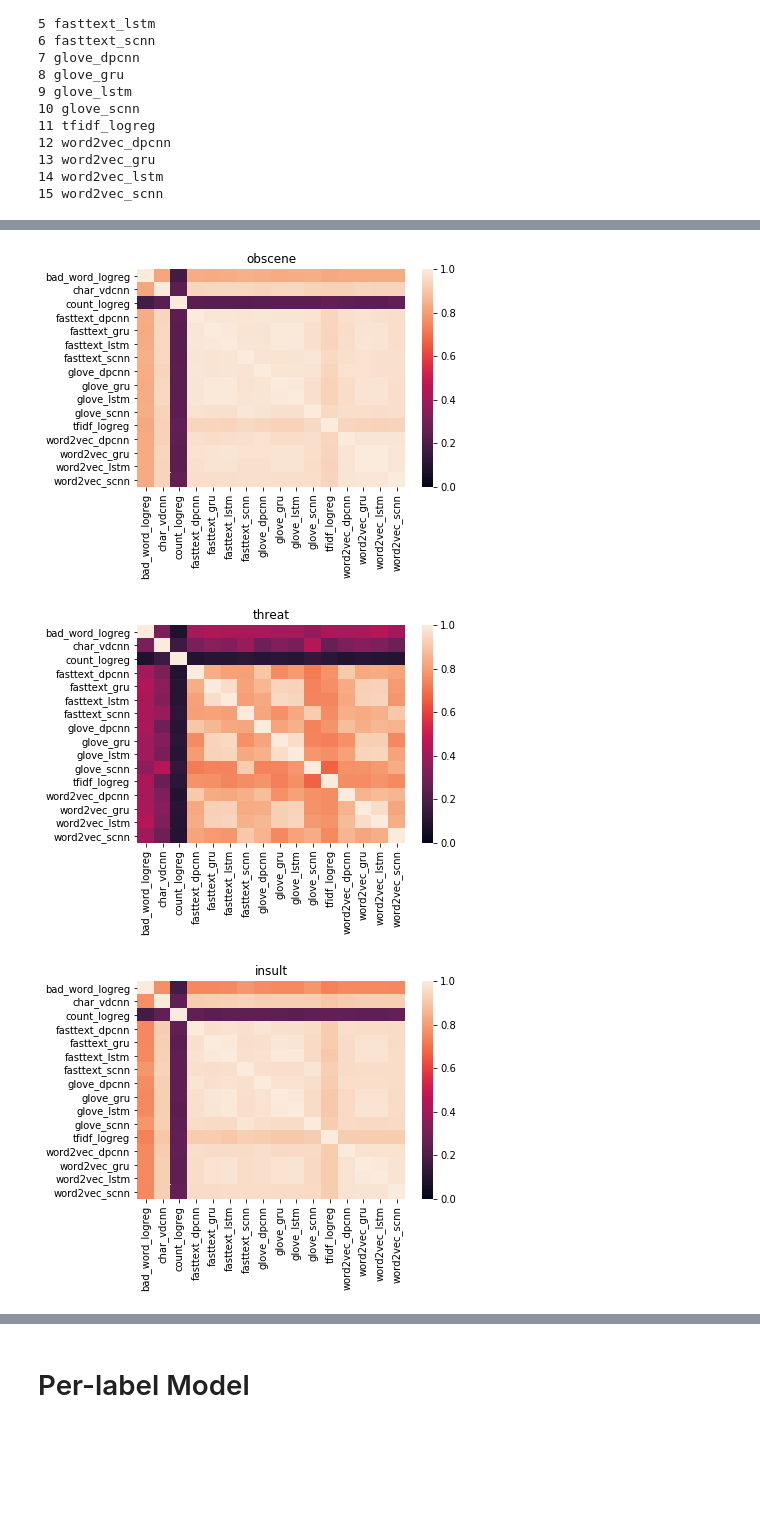
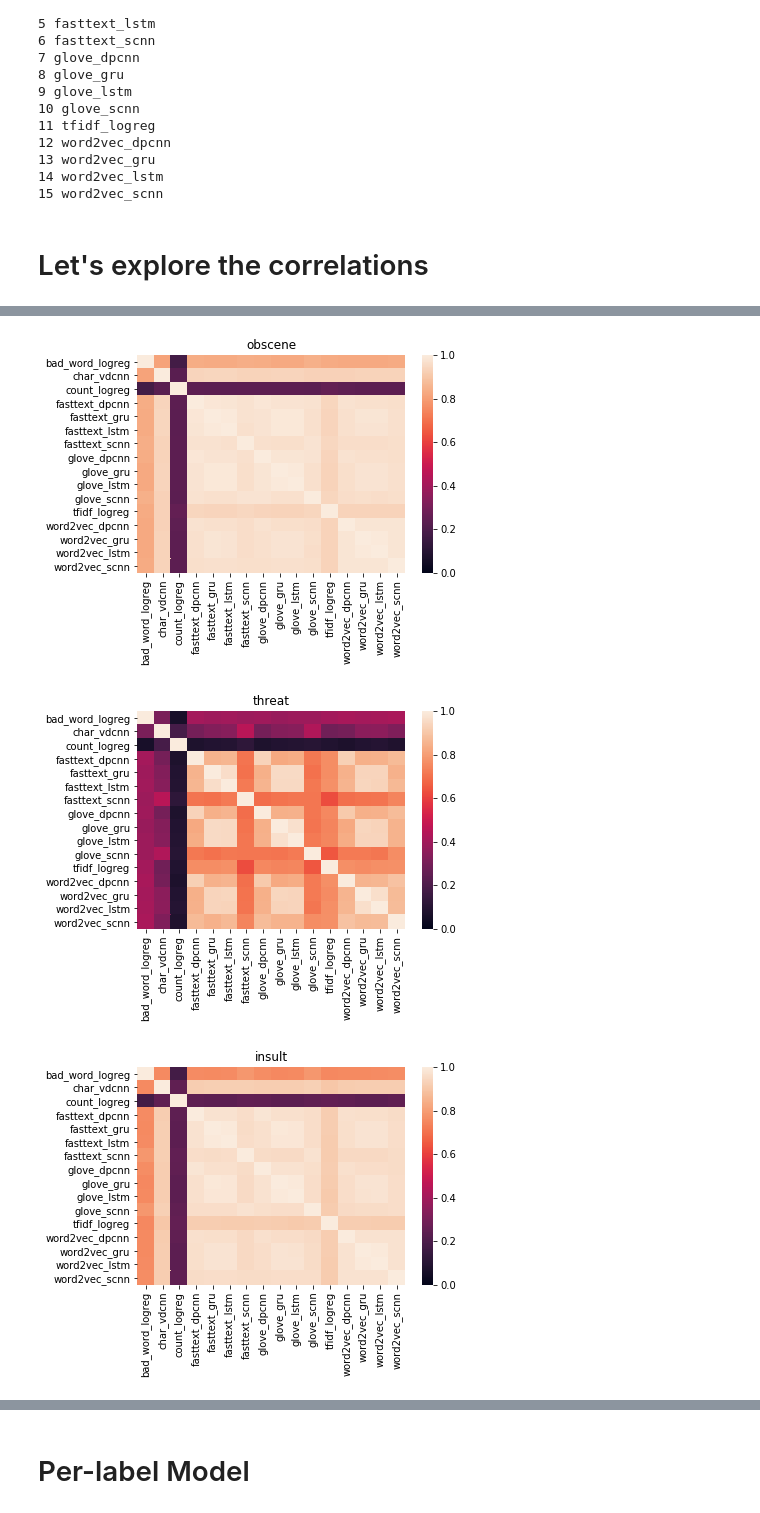
Before and after one commit to minerva-ml/open-solution-toxic-comments, a Jupyter notebook: neptune_ensembling.ipynb, the cells around one changed output, grey strips where cells are left out. Cells and saved outputs as stored; diff of their text form; code cells hidden in the pictures; blank space fills up the shorter version.

Commit message:
updated paths in notebook

```diff
--- a/neptune_ensembling.ipynb
+++ b/neptune_ensembling.ipynb
@@ -8,40 +9,0 @@ import pandas as pd
-# %%
-from sklearn.metrics import roc_auc_score
-
-def multi_roc_auc_score(y_true, y_pred):
-    assert y_true.shape == y_pred.shape
-    columns = y_true.shape[1]
-    column_losses = []
-    for i in range(0, columns):
-        column_losses.append(roc_auc_score(y_true[:, i], y_pred[:, i]))
-    return np.array(column_losses).mean()
-
-def read_predictions(prediction_dir, mode='valid', valid_columns=None, stacking_mode='flat'):
-    valid_labels = pd.read_csv(os.path.join(prediction_dir, 'valid_split.csv'))
-    sample_submission = pd.read_csv(os.path.join(prediction_dir, 'sample_submission.csv'))
-    predictions = []
-    for filepath in sorted(glob.glob('{}/{}/*'.format(prediction_dir, mode))):
-        prediction_single = pd.read_csv(filepath)
-        prediction_single.drop('id', axis=1, inplace=True)
-        predictions.append(prediction_single)
-
-    if stacking_mode == 'flat':
-        X = np.hstack(predictions)
-    elif stacking_mode == 'rnn':
-        X = np.stack(predictions, axis=2)
-    else:
-        raise NotImplementedError("""only stacking_mode options 'flat' and 'rnn' are supported""")
-
-    if mode == 'valid':
-        y = valid_labels[valid_columns].values
-        return X, y
-    elif mode == 'test':
-        return X, sample_submission
-    else:
-        raise NotImplementedError
-
-def get_model_names(prediction_dir):
-    valid_predictions_dir = os.path.join(prediction_dir,'valid')
-    filepaths = sorted(os.listdir(valid_predictions_dir))
-    filepaths = [filepath.replace('_predictions_valid.csv','') for filepath in filepaths]
-    return filepaths
@@ -48,5 +107,5 @@ def get_model_names(prediction_dir):
 # %%
 LABEL_COLUMNS = ['toxic', 'severe_toxic', 'obscene', 'threat', 'insult', 'identity_hate']
 
-SINGLE_DIR = '/public/toxic_comments/single_model_predictions_20180226'
+SINGLE_DIR = '/public/toxic_comments/single_model_predictions_03092018'
 ENSEMBLE_SUBMISSION_PATH = '/output/catboost_submission.csv'
@@ -83,20 +133,23 @@ for i, model_name in enumerate(model_names):
 13 word2vec_gru
 14 word2vec_lstm
 15 word2vec_scnn
+# %% [markdown]
+# Let's explore the correlations
 # %%
 %matplotlib inline
 import matplotlib.pyplot as plt
 import seaborn as sns
 
+
 for i, label in enumerate(LABEL_COLUMNS):
-    label_predictions = pd.DataFrame(X_valid[:,i,:],columns = model_names)
+    label_predictions = pd.DataFrame(X_train_per_label[:,i,:],columns = model_names)
     correlation_mat = label_predictions.corr()
     plt.title(label)
     sns.heatmap(correlation_mat, vmin=0.0, vmax=1.0)
     plt.show()
 # %% [output]
 [figure]
 [figure]
 [figure]
-[figure, old version]
+[figure, new version]
 [figure]
```
Also changed, not shown: parts of 65 cells of this notebook.
